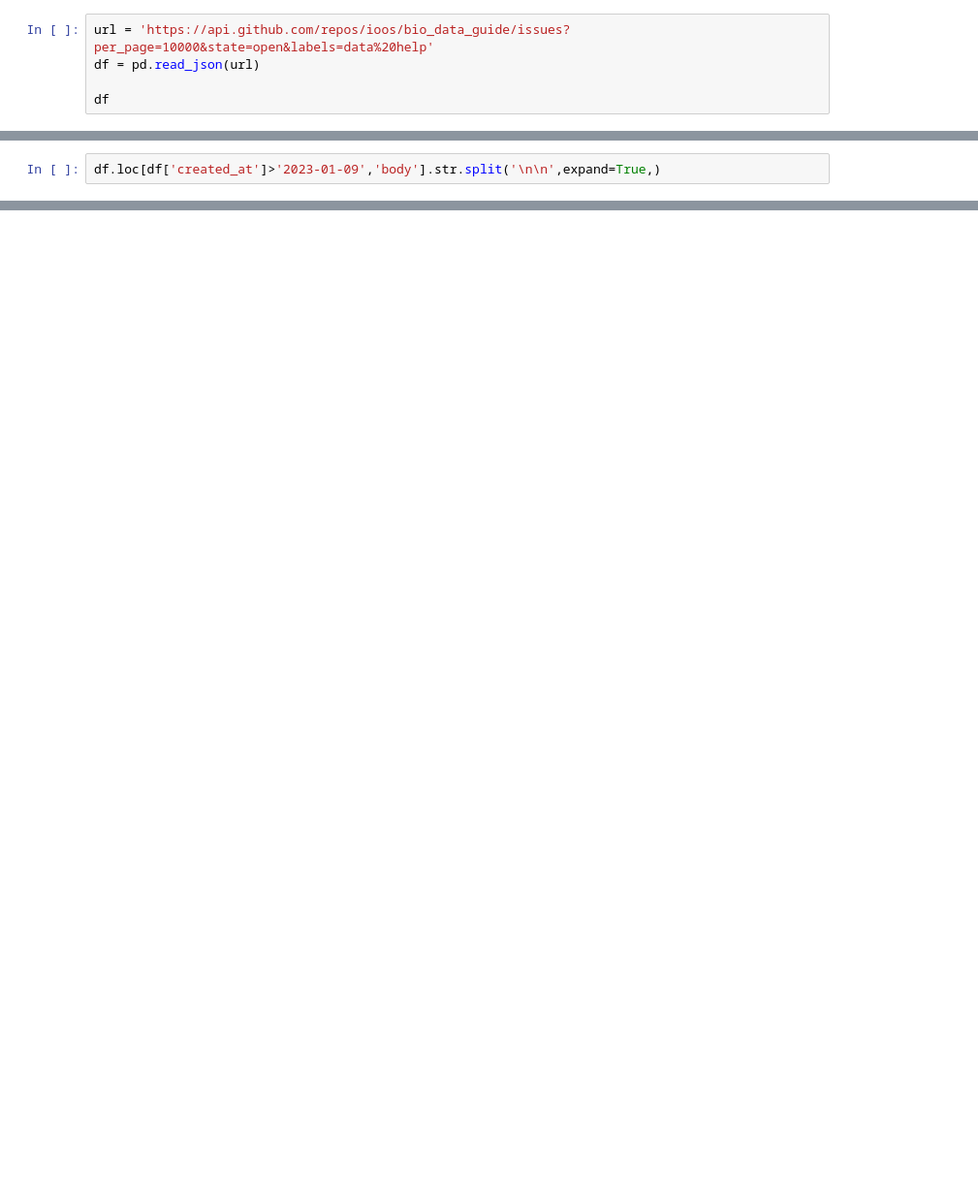
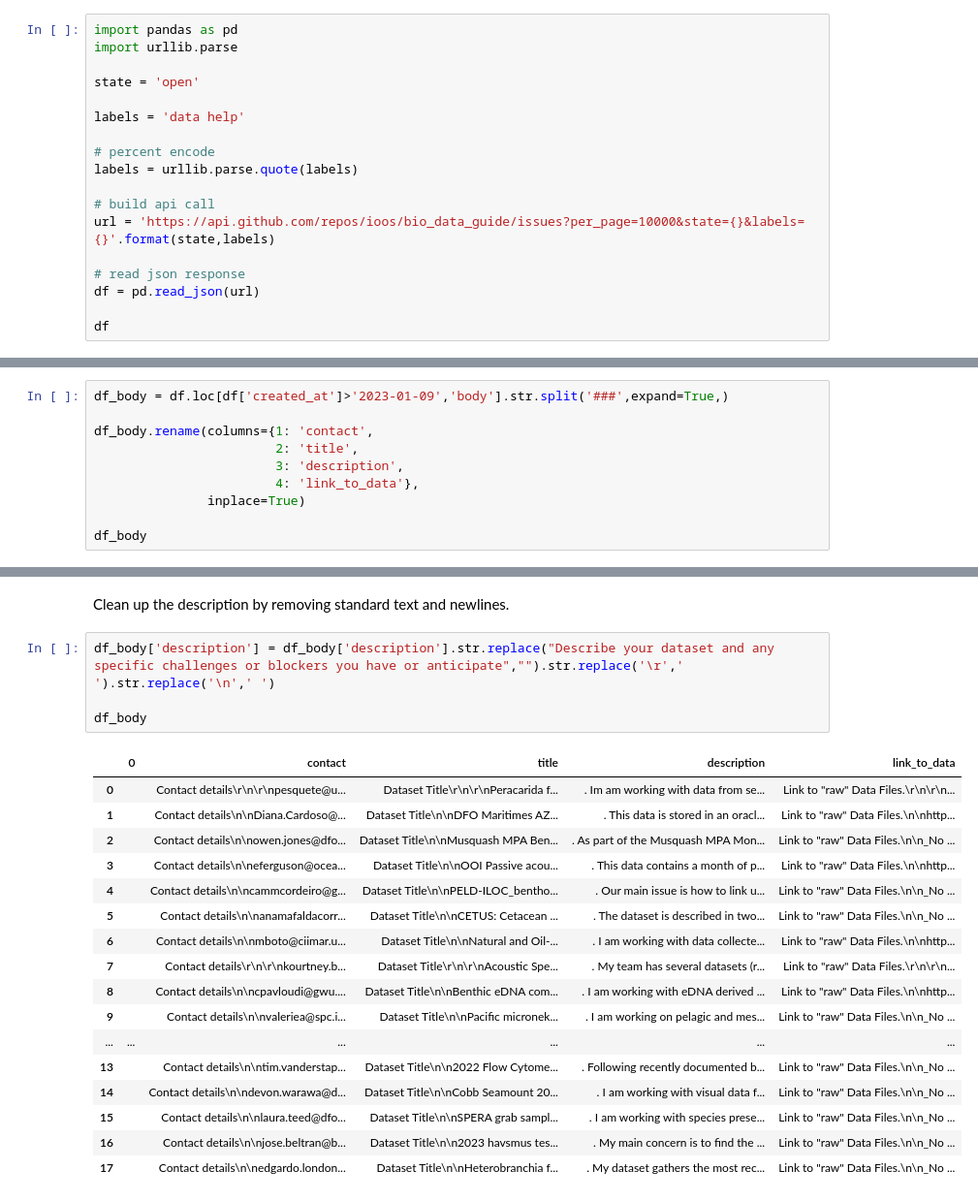
Before and after one commit to MathewBiddle/sandbox, a Jupyter notebook: notebooks/GitHub_api.ipynb, the cells around one changed output, grey strips where cells are left out. Shown: that part at 97% size. Saved outputs shown, nothing was run; the diff lists cells and outputs as text; blank space fills up the shorter version.

Commit message:
cleaning up script and adding narrative

```diff
--- a/notebooks/GitHub_api.ipynb
+++ b/notebooks/GitHub_api.ipynb
@@ -5,5 +17,18 @@ import pandas as pd
 # %%
-url = 'https://api.github.com/repos/ioos/bio_data_guide/issues?per_page=10000&state=open&labels=data%20help'
+import pandas as pd
+import urllib.parse
+
+state = 'open'
+
+labels = 'data help'
+
+# percent encode
+labels = urllib.parse.quote(labels)
+
+# build api call
+url = 'https://api.github.com/repos/ioos/bio_data_guide/issues?per_page=10000&state={}&labels={}'.format(state,labels)
+
+# read json response
 df = pd.read_json(url)
 
 df
@@ -52,3 +83,11 @@ df
 # %%
-df.loc[df['created_at']>'2023-01-09','body'].str.split('\n\n',expand=True,)
+df_body = df.loc[df['created_at']>'2023-01-09','body'].str.split('###',expand=True,)
+
+df_body.rename(columns={1: 'contact',
+                        2: 'title',
+                        3: 'description',
+                        4: 'link_to_data'},
+               inplace=True)
+
+df_body
 # %% [output]
@@ -71,0 +111,24 @@ df.loc[df['created_at']>'2023-01-09','body'].str.split('\n\n',expand=True,)
+# %% [markdown]
+Clean up the description by removing standard text and newlines.
+# %%
+df_body['description'] = df_body['description'].str.replace("Describe your dataset and any specific challenges or blockers you have or anticipate","").str.replace('\r',' ').str.replace('\n',' ')
+
+df_body
+# %% [output]
+|  | 0 | contact | title | description | link_to_data |
+| 0 |  | Contact details\r\n\r\npesquete@u... | Dataset Title\r\n\r\nPeracarida f... | . Im am working with data from se... | Link to "raw" Data Files.\r\n\r\n... |
+| 1 |  | Contact details\n\nDiana.Cardoso@... | Dataset Title\n\nDFO Maritimes AZ... | . This data is stored in an oracl... | Link to "raw" Data Files.\n\nhttp... |
+| 2 |  | Contact details\n\nowen.jones@dfo... | Dataset Title\n\nMusquash MPA Ben... | . As part of the Musquash MPA Mon... | Link to "raw" Data Files.\n\n_No ... |
+| 3 |  | Contact details\n\neferguson@ocea... | Dataset Title\n\nOOI Passive acou... | . This data contains a month of p... | Link to "raw" Data Files.\n\nhttp... |
+| 4 |  | Contact details\n\ncammcordeiro@g... | Dataset Title\n\nPELD-ILOC_bentho... | . Our main issue is how to link u... | Link to "raw" Data Files.\n\n_No ... |
+| 5 |  | Contact details\n\nanamafaldacorr... | Dataset Title\n\nCETUS: Cetacean ... | . The dataset is described in two... | Link to "raw" Data Files.\n\n_No ... |
+| 6 |  | Contact details\n\nmboto@ciimar.u... | Dataset Title\n\nNatural and Oil-... | . I am working with data collecte... | Link to "raw" Data Files.\n\nhttp... |
+| 7 |  | Contact details\r\n\r\nkourtney.b... | Dataset Title\r\n\r\nAcoustic Spe... | . My team has several datasets (r... | Link to "raw" Data Files.\r\n\r\n... |
+| 8 |  | Contact details\n\ncpavloudi@gwu.... | Dataset Title\n\nBenthic eDNA com... | . I am working with eDNA derived ... | Link to "raw" Data Files.\n\nhttp... |
+| 9 |  | Contact details\n\nvaleriea@spc.i... | Dataset Title\n\nPacific micronek... | . I am working on pelagic and mes... | Link to "raw" Data Files.\n\n_No ... |
+| ... | ... | ... | ... | ... | ... |
+| 13 |  | Contact details\n\ntim.vanderstap... | Dataset Title\n\n2022 Flow Cytome... | . Following recently documented b... | Link to "raw" Data Files.\n\n_No ... |
+| 14 |  | Contact details\n\ndevon.warawa@d... | Dataset Title\n\nCobb Seamount 20... | . I am working with visual data f... | Link to "raw" Data Files.\n\n_No ... |
+| 15 |  | Contact details\n\nlaura.teed@dfo... | Dataset Title\n\nSPERA grab sampl... | . I am working with species prese... | Link to "raw" Data Files.\n\n_No ... |
+| 16 |  | Contact details\n\njose.beltran@b... | Dataset Title\n\n2023 havsmus tes... | . My main concern is to find the ... | Link to "raw" Data Files.\n\n_No ... |
+| 17 |  | Contact details\n\nedgardo.london... | Dataset Title\n\nHeterobranchia f... | . My dataset gathers the most rec... | Link to "raw" Data Files.\n\n_No ... |
```
Also changed, not shown: parts of 10 cells of this notebook.
